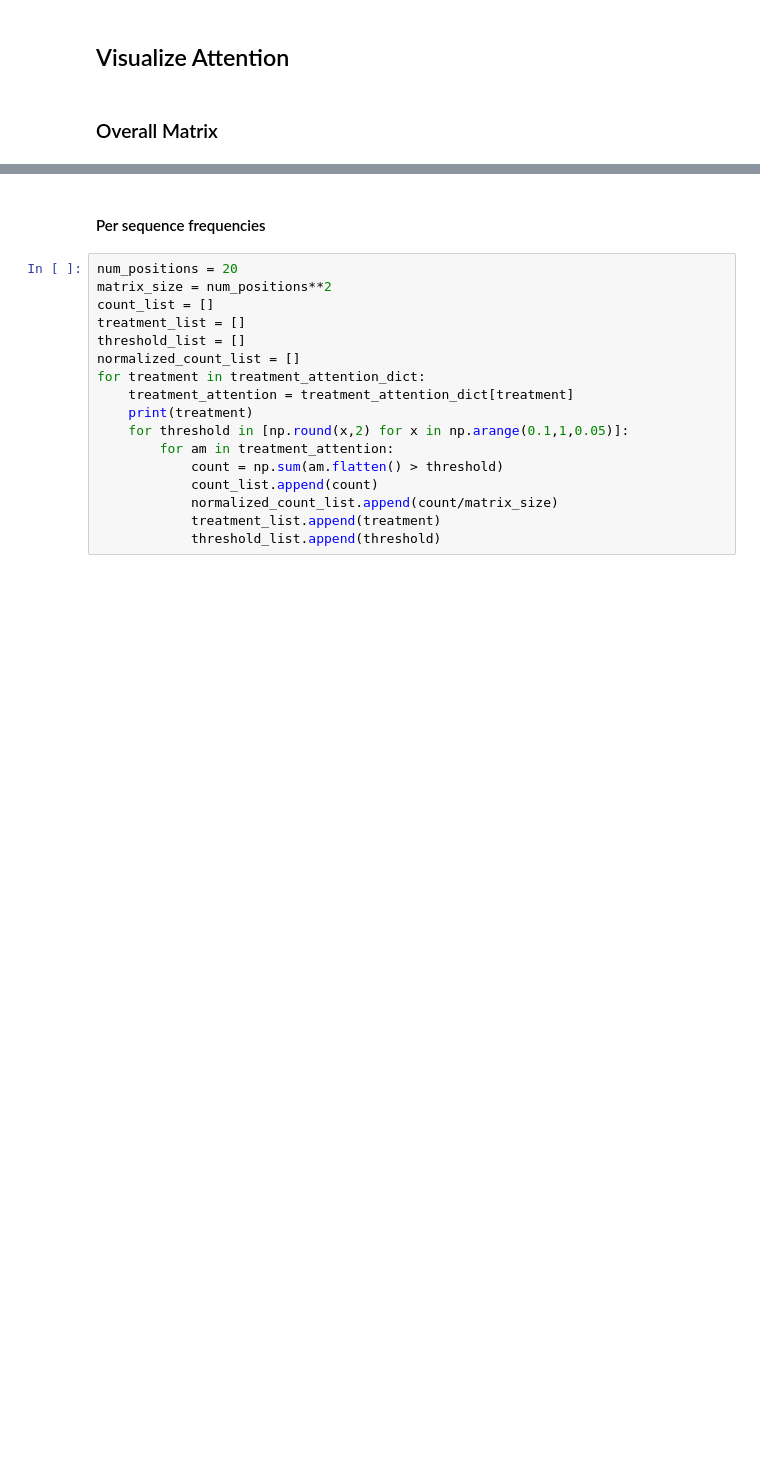
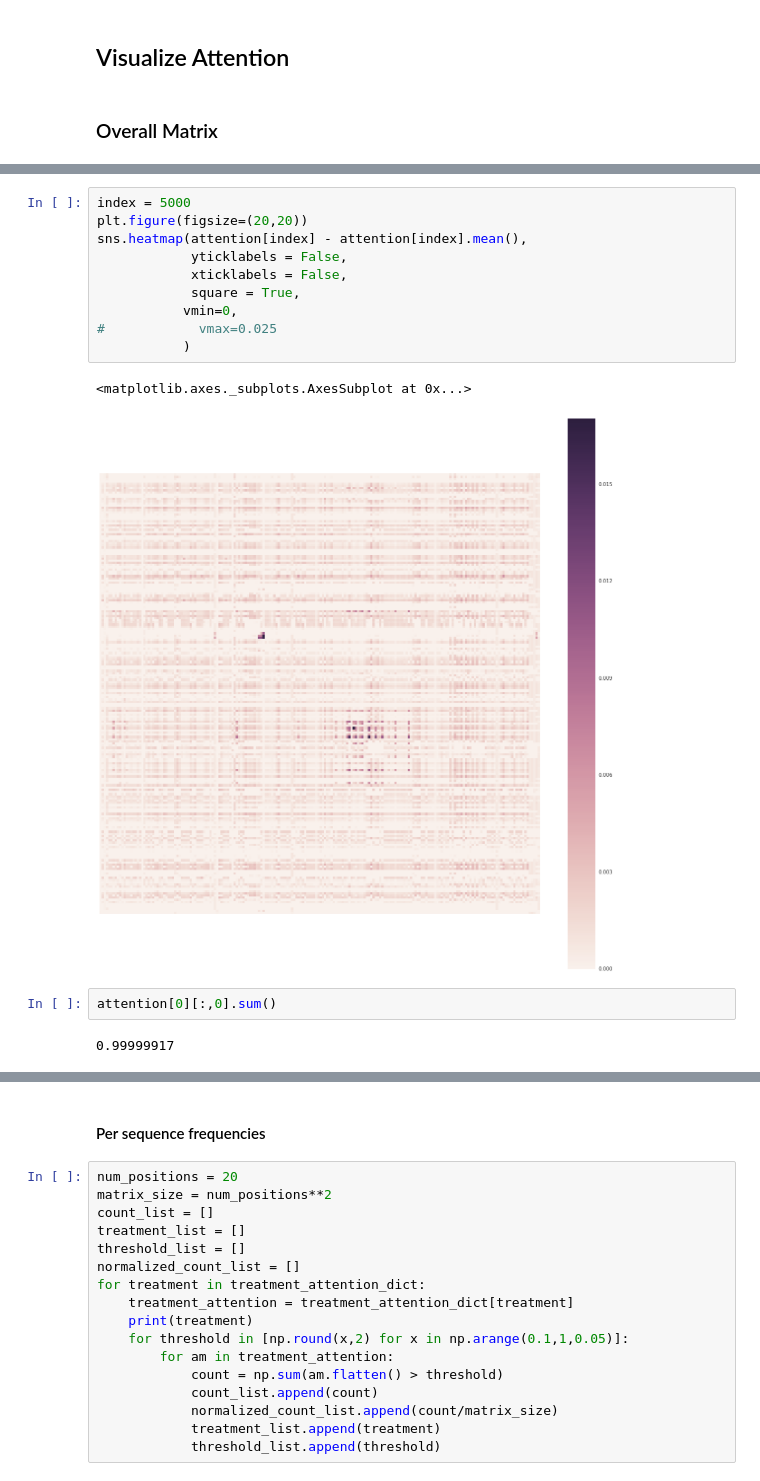
Before and after one commit to jenhantao/genomic_grammar, a Jupyter notebook: Attention Only Classification Analysis.ipynb, the cells around one changed output, grey strips where cells are left out. Saved outputs shown, nothing was run; the diff lists cells and outputs as text; blank space fills up the shorter version.

```diff
--- a/Attention Only Classification Analysis.ipynb
+++ b/Attention Only Classification Analysis.ipynb
@@ -598,0 +628,17 @@ for ps in ['c57bl6_kla-1h_peaks.fasta', 'c57bl6_veh_peaks.fasta', 'c57bl6_il4-24
+# %%
+index = 5000
+plt.figure(figsize=(20,20))
+sns.heatmap(attention[index] - attention[index].mean(),
+            yticklabels = False,
+            xticklabels = False,
+            square = True,
+           vmin=0,
+#            vmax=0.025
+           )
+# %% [output]
+<matplotlib.axes._subplots.AxesSubplot at 0x...>
+[figure, added]
+# %%
+attention[0][:,0].sum()
+# %% [output]
+0.99999917
```
Also changed, not shown: parts of 27 cells of this notebook.
